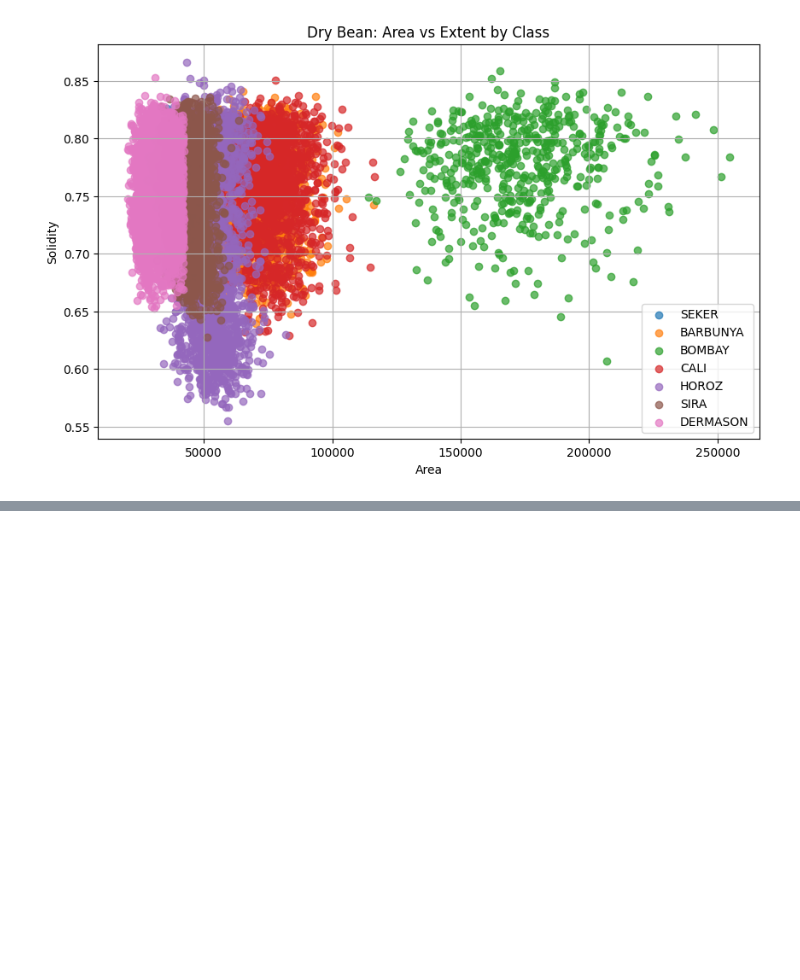
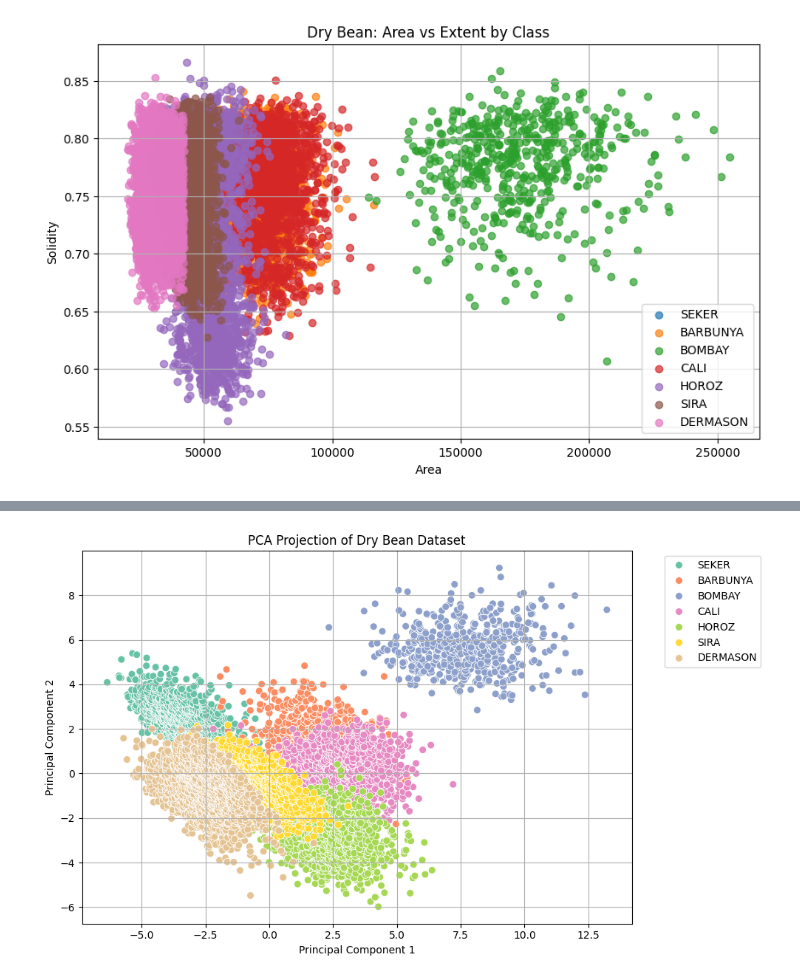
Before and after one commit to alaricbat/SoftmaxRegression, a Jupyter notebook: SoftmaxRegression/program/softmax.ipynb, the cells around one changed output, grey strips where cells are left out. Drawn from its saved outputs; the diff is of its cells as text; code cells hidden in the pictures; blank space fills up the shorter version.

Commit message:
AI:SoftmaxRegression:070725:applied CPA to visualize data

```diff
--- a/SoftmaxRegression/program/softmax.ipynb
+++ b/SoftmaxRegression/program/softmax.ipynb
@@ -62,3 +62,12 @@ plt.grid(True)
 plt.show()
 # %% [output]
 [figure]
+# %%
+from sklearn.preprocessing import StandardScaler, LabelEncoder
+
+X = df.drop(columns='Class')
+y = LabelEncoder().fit_transform(df['Class'])
+# %%
+#Standardization
+X_scaled = StandardScaler().fit_transform(X)
+X_scaled
@@ -64,0 +88,6 @@ plt.show()
+# %%
+from sklearn.decomposition import PCA
+
+pca = PCA(n_components=2)
+X_pca = pca.fit_transform(X_scaled)
+X_pca
@@ -64,0 +102,17 @@ plt.show()
+# %%
+df_pca = pd.DataFrame(X_pca, columns=["PC1", "PC2"])
+df_pca['Class'] = df['Class']
+# %%
+#Visualize with PCA
+
+plt.figure(figsize=(10,6))
+sns.scatterplot(data=df_pca, x="PC1", y="PC2", hue="Class",  palette="Set2", s=50)
+plt.title("PCA Projection of Dry Bean Dataset")
+plt.xlabel("Principal Component 1")
+plt.ylabel("Principal Component 2")
+plt.grid(True)
+plt.legend(bbox_to_anchor=(1.05, 1), loc='upper left')
+plt.tight_layout()
+plt.show()
+# %% [output]
+[figure, added]
```
Also changed, not shown: parts of 3 cells of this notebook.
